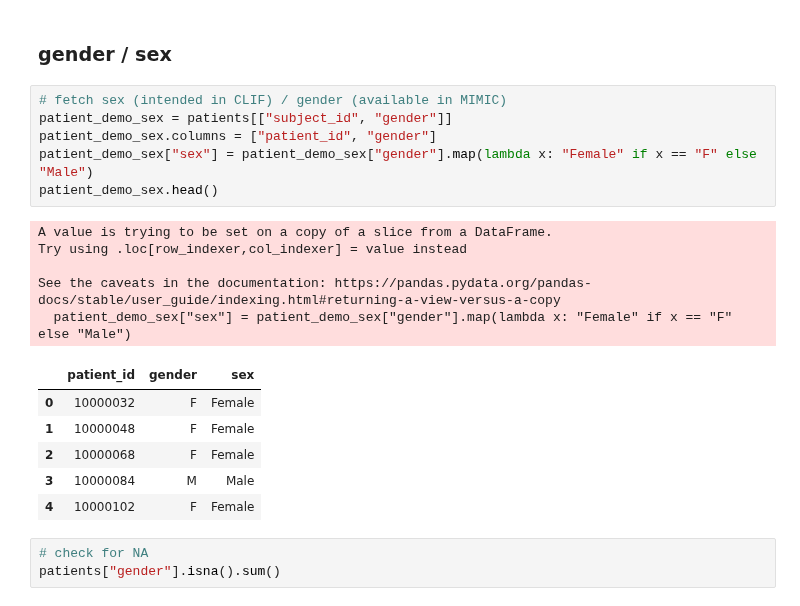
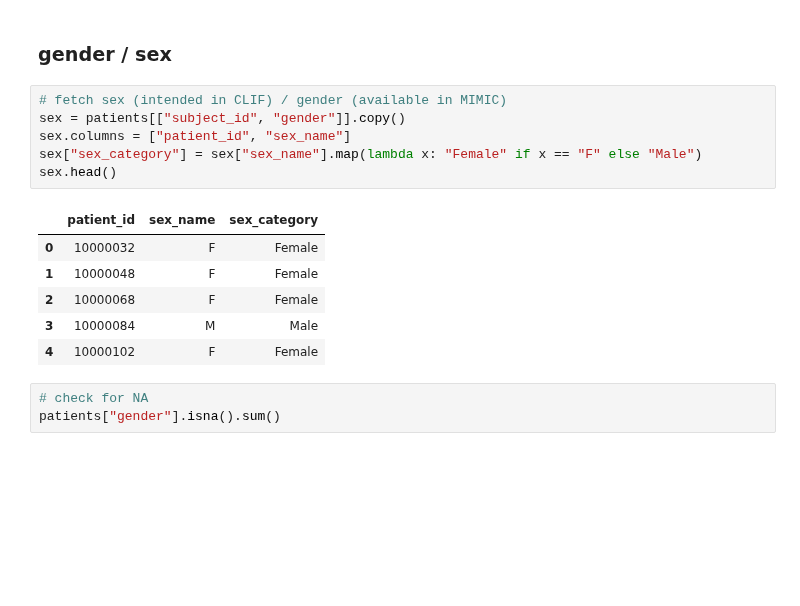
Before and after one commit to oldsandiaz/mimicclif, a Jupyter notebook: code/mimic-to-clif.ipynb, the cells around one changed output. Cells and saved outputs as stored; diff of their text form; blank space fills up the shorter version.

```diff
--- a/code/mimic-to-clif.ipynb
+++ b/code/mimic-to-clif.ipynb
@@ -637,17 +662,12 @@ len(multi_race_encounters["subject_id"].unique())
 ### gender / sex
 # %%
 # fetch sex (intended in CLIF) / gender (available in MIMIC)
-patient_demo_sex = patients[["subject_id", "gender"]]
-patient_demo_sex.columns = ["patient_id", "gender"]
-patient_demo_sex["sex"] = patient_demo_sex["gender"].map(lambda x: "Female" if x == "F" else "Male")
-patient_demo_sex.head()
+sex = patients[["subject_id", "gender"]].copy()
+sex.columns = ["patient_id", "sex_name"]
+sex["sex_category"] = sex["sex_name"].map(lambda x: "Female" if x == "F" else "Male")
+sex.head()
 # %% [output]
-A value is trying to be set on a copy of a slice from a DataFrame.
-Try using .loc[row_indexer,col_indexer] = value instead
-
-See the caveats in the documentation: https://pandas.pydata.org/pandas-docs/stable/user_guide/indexing.html#returning-a-view-versus-a-copy
-  patient_demo_sex["sex"] = patient_demo_sex["gender"].map(lambda x: "Female" if x == "F" else "Male")
-|  | patient_id | gender | sex |
+|  | patient_id | sex_name | sex_category |
 | 0 | 10000032 | F | Female |
 | 1 | 10000048 | F | Female |
 | 2 | 10000068 | F | Female |
```
Also changed, not shown: parts of 75 cells of this notebook, 7 other files.
